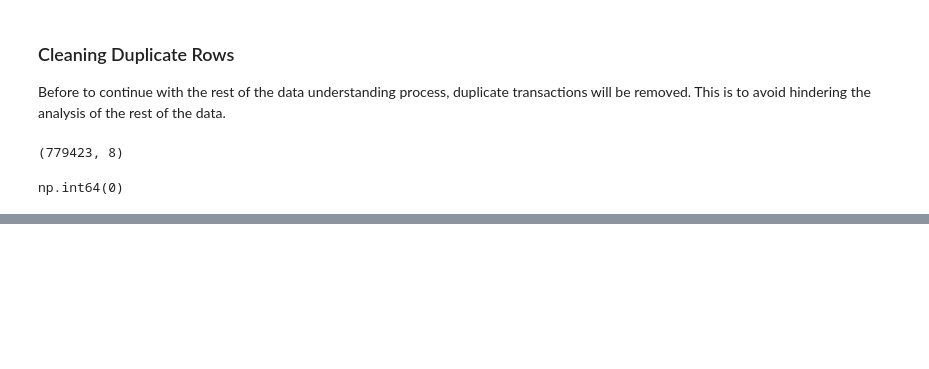
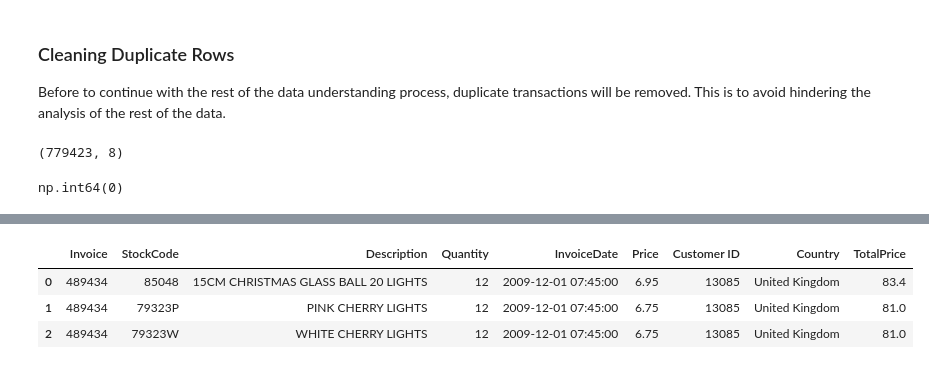
Before and after one commit to AmaKings9/online-retail-customer-analysis, a Jupyter notebook: notebooks/02_data_understanding_and_cleaning.ipynb, the cells around one changed output, grey strips where cells are left out. Saved outputs shown, nothing was run; the diff lists cells and outputs as text; code cells hidden in the pictures; blank space fills up the shorter version.

```diff
--- a/notebooks/02_data_understanding_and_cleaning.ipynb
+++ b/notebooks/02_data_understanding_and_cleaning.ipynb
@@ -201,0 +210,8 @@ np.int64(0)
+# %%
+df_v4 = df_v3.copy()
+# %%
+df_v4['InvoiceDate'] = pd.to_datetime(df_v4['InvoiceDate'])
+# %%
+df_v4['Customer ID'] = df_v4['Customer ID'].astype('Int64')
+# %%
+df_v4['TotalPrice'] = df_v4['Quantity'] * df_v4['Price']
@@ -201,0 +239,7 @@ np.int64(0)
+# %%
+df_v4.head(3)
+# %% [output]
+|  | Invoice | StockCode | Description | Quantity | InvoiceDate | Price | Customer ID | Country | TotalPrice |
+| 0 | 489434 | 85048 | 15CM CHRISTMAS GLASS BALL 20 LIGHTS | 12 | 2009-12-01 07:45:00 | 6.95 | 13085 | United Kingdom | 83.4 |
+| 1 | 489434 | 79323P | PINK CHERRY LIGHTS | 12 | 2009-12-01 07:45:00 | 6.75 | 13085 | United Kingdom | 81.0 |
+| 2 | 489434 | 79323W | WHITE CHERRY LIGHTS | 12 | 2009-12-01 07:45:00 | 6.75 | 13085 | United Kingdom | 81.0 |
```
Also changed, not shown: parts of 4 cells of this notebook.
